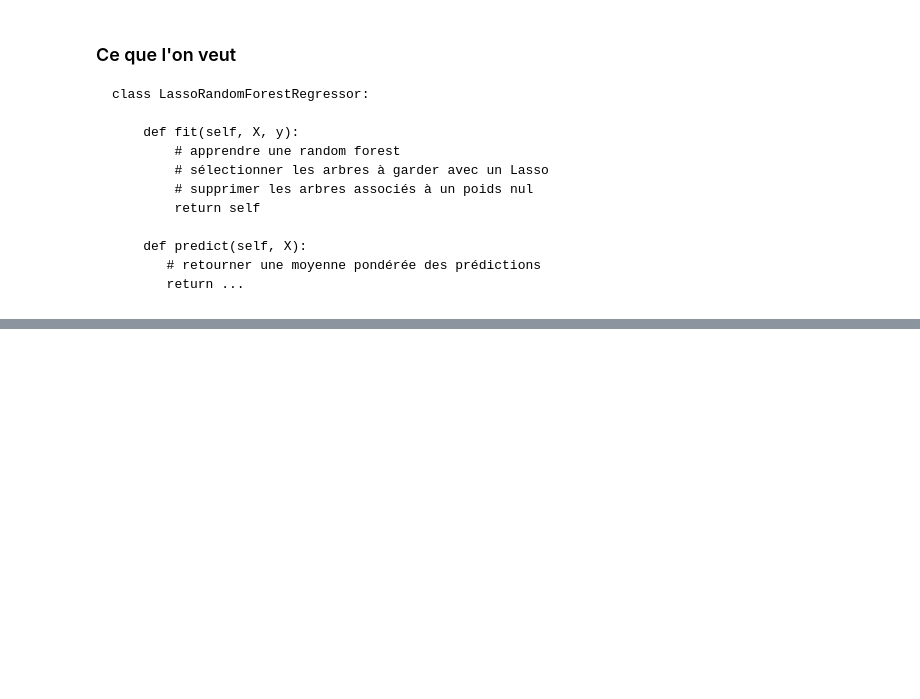
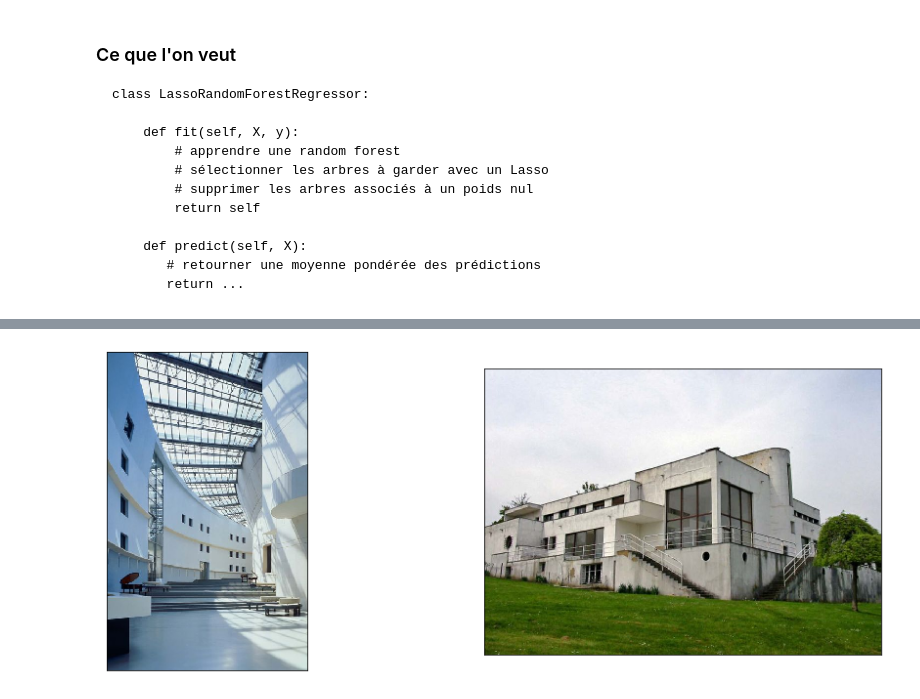
Before and after one commit to sdpython/jupytalk, a Jupyter notebook: _doc/notebooks/2019/ensae_api/sklearn_api.ipynb, the cells around one changed output, grey strips where cells are left out. Cells and saved outputs as stored; diff of their text form; code cells hidden in the pictures; blank space fills up the shorter version.

```diff
--- a/_doc/notebooks/2019/ensae_api/sklearn_api.ipynb
+++ b/_doc/notebooks/2019/ensae_api/sklearn_api.ipynb
@@ -420,0 +581,4 @@ class LassoRandomForestRegressor:
+# %%
+show_images('vue-interieure-cite-de-musique-christian-de.jpg', 'PaulPoiret-7.jpg', figsize=(16,6));
+# %% [output]
+[figure, added]
```
Also changed, not shown: parts of 28 cells of this notebook, 9 other files.
